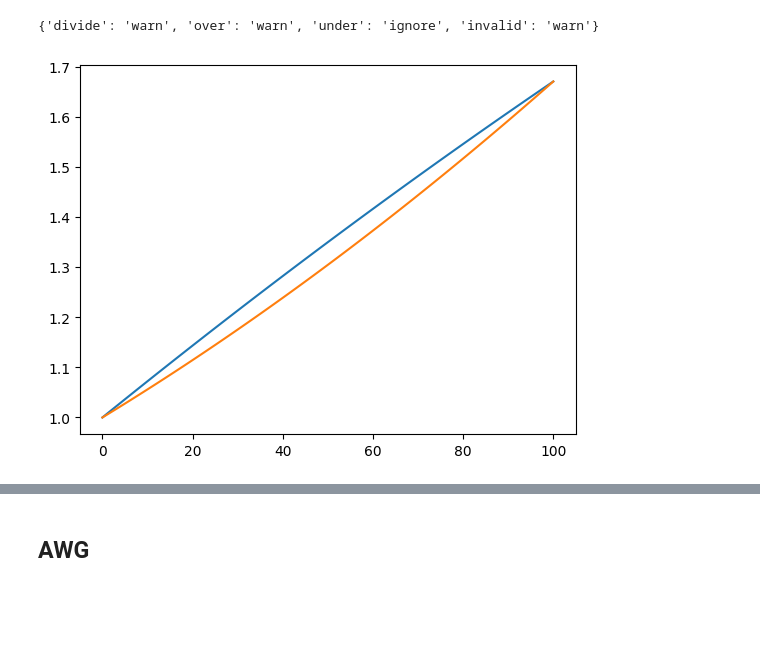
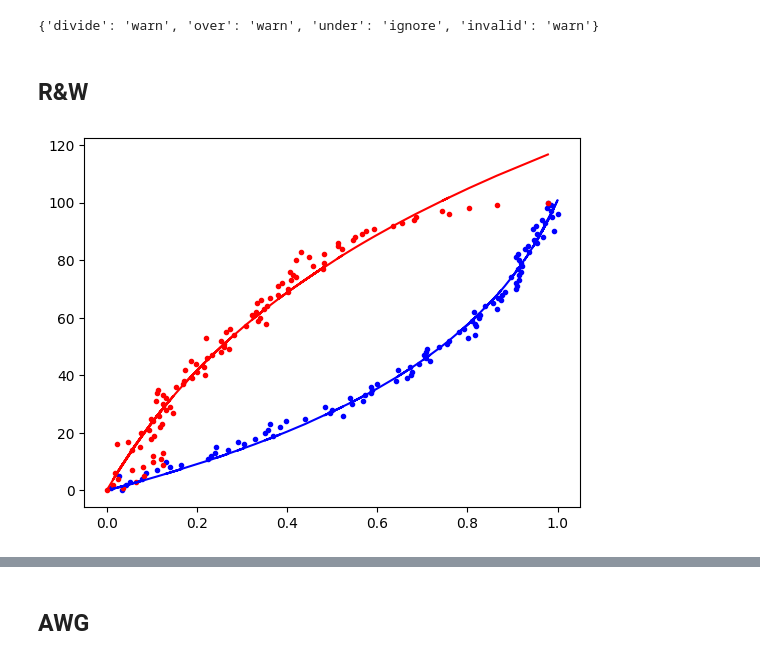
Before and after one commit to raxov99/iis_optolab, a Jupyter notebook: in_lab.ipynb, the cells around one changed output, grey strips where cells are left out. Drawn from its saved outputs; the diff is of its cells as text; code cells hidden in the pictures; blank space fills up the shorter version.

```diff
--- a/in_lab.ipynb
+++ b/in_lab.ipynb
@@ -40,7 +14,8 @@ def get_f(P, R, N):
+# %% [markdown]
+## R&W
 # %%
-R = results_AWG['R_mean']
 N = 100
-P = np.concatenate([np.arange(N+1), np.arange(N-1, -1, -1)])
-P_reset, P_set = get_f(P, R, N)
+P, R = characterize(N)
+params = get_params(N, P, R)
 # %% [output]
-[figure, old version]
+[figure, new version]
```
Also changed, not shown: parts of 11 cells of this notebook, 1 other file.
